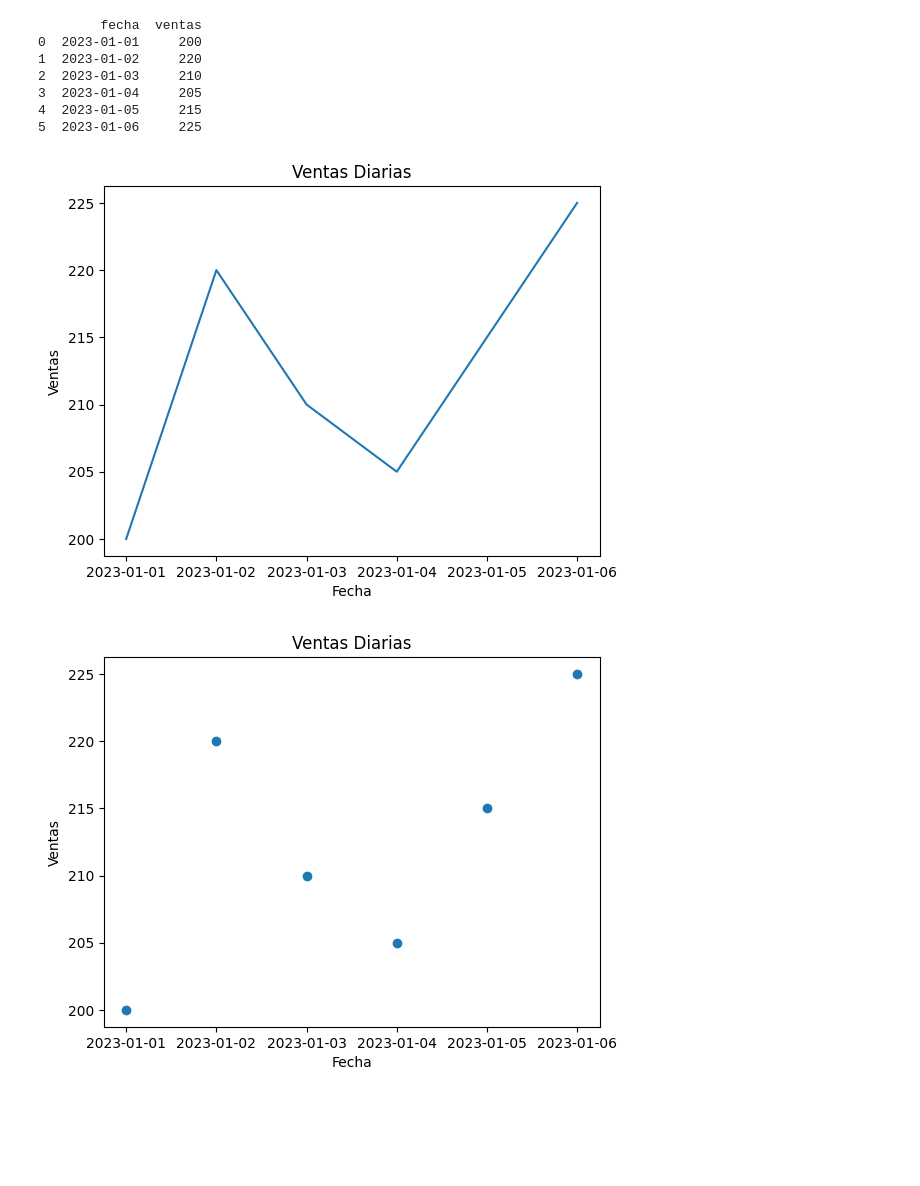
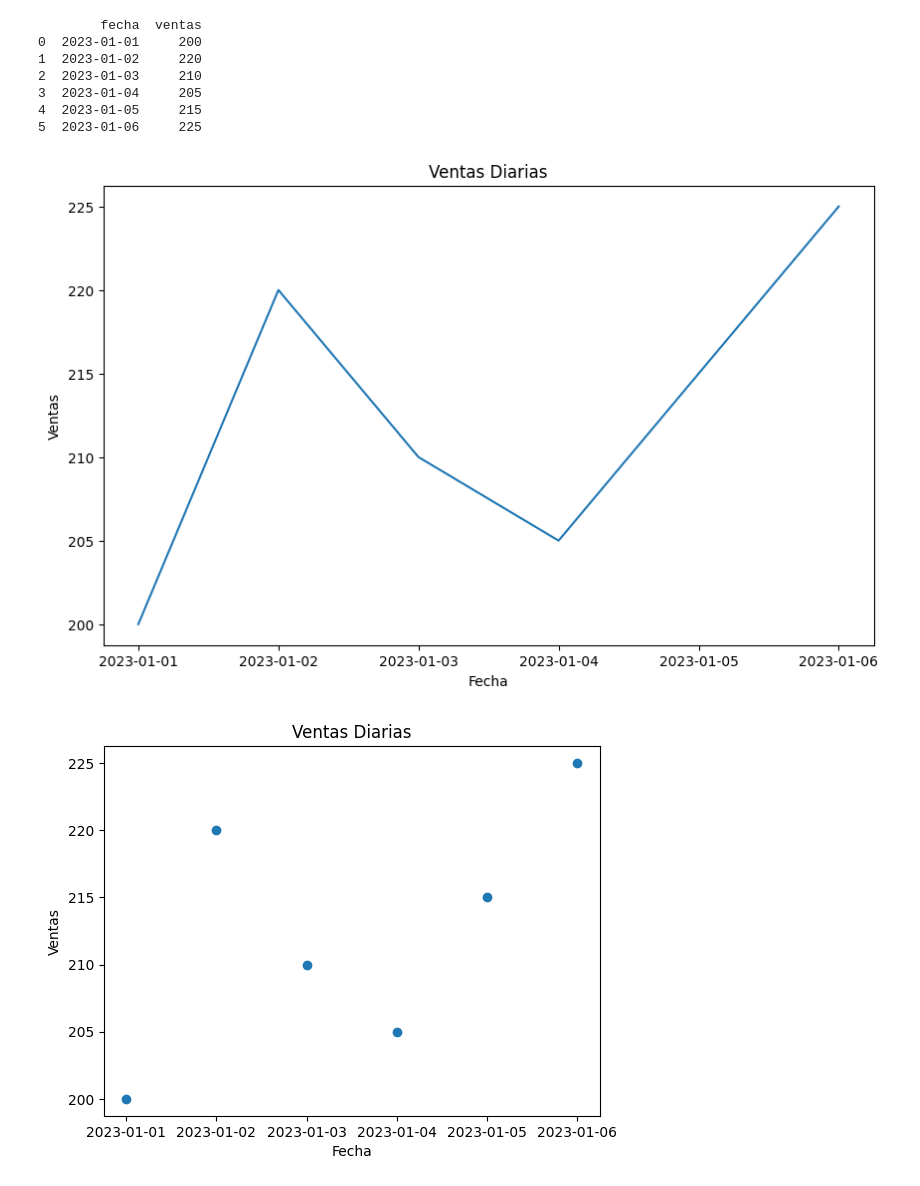
Before and after one commit to mavirc/mi_proyecto, a Jupyter notebook: Visualizacion_para_ciencias_de_datos_arreglar_el_grafico(core)_daniela_riveros.ipynb, the cells around one changed output. Saved outputs shown, nothing was run; the diff lists cells and outputs as text; code cells hidden in the pictures; blank space fills up the shorter version.

Commit message:
Ejercicio completo de visualizacion 1

```diff
--- a/Visualizacion_para_ciencias_de_datos_arreglar_el_grafico(core)_daniela_riveros.ipynb
+++ b/Visualizacion_para_ciencias_de_datos_arreglar_el_grafico(core)_daniela_riveros.ipynb
@@ -30,30 +30,30 @@ print(df) # test para revisar el df,
 # %%
 # Convertir la columna 'fecha' a formato datetime
 df['fecha'] = pd.to_datetime(df['fecha'])
 
 
 # Gráfico de líneas de las ventas
-plt.figsize=(10, 6) #corregimos el atributo figsize
+plt.figure(figsize=(10, 6))
 plt.plot(df['fecha'], df['ventas'])
 plt.title("Ventas Diarias")
 plt.xlabel("Fecha")
 plt.ylabel("Ventas")
 plt.show()
 
 # Crear un gráfico de dispersión
 plt.scatter(df['fecha'], df['ventas'])
 plt.title("Ventas Diarias")
 plt.xlabel("Fecha")
 plt.ylabel("Ventas")
 plt.show()
 
 # Crear un histograma de las ventas
 plt.hist(df['ventas'], bins=5, color='skyblue', edgecolor='black')
 plt.title("Distribución de Ventas")
 plt.xlabel("Ventas")
 plt.ylabel("Frecuencia")
 plt.show()
 # %% [output]
-[figure, old version]
+[figure, new version]
 [figure]
 [figure]
```
Also changed, not shown: parts of 1 cell of this notebook.
